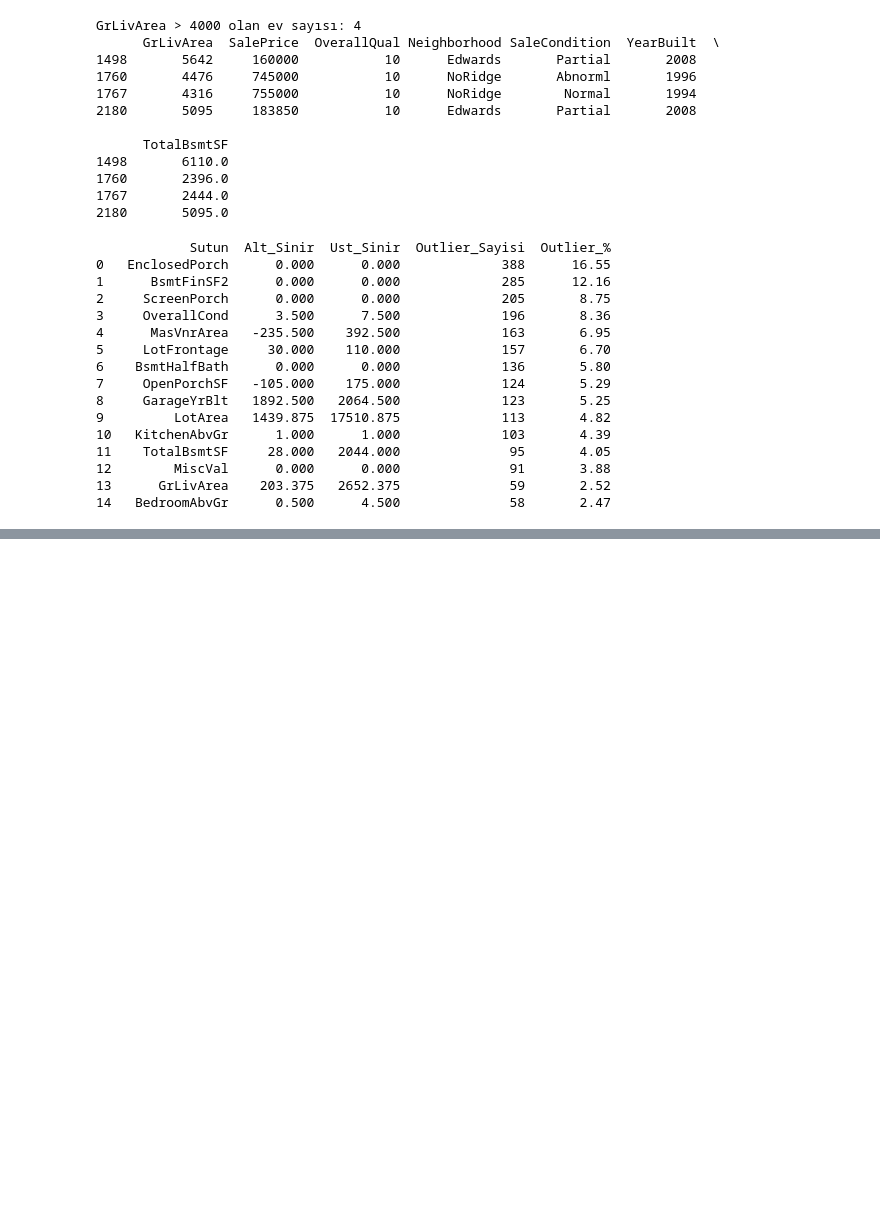
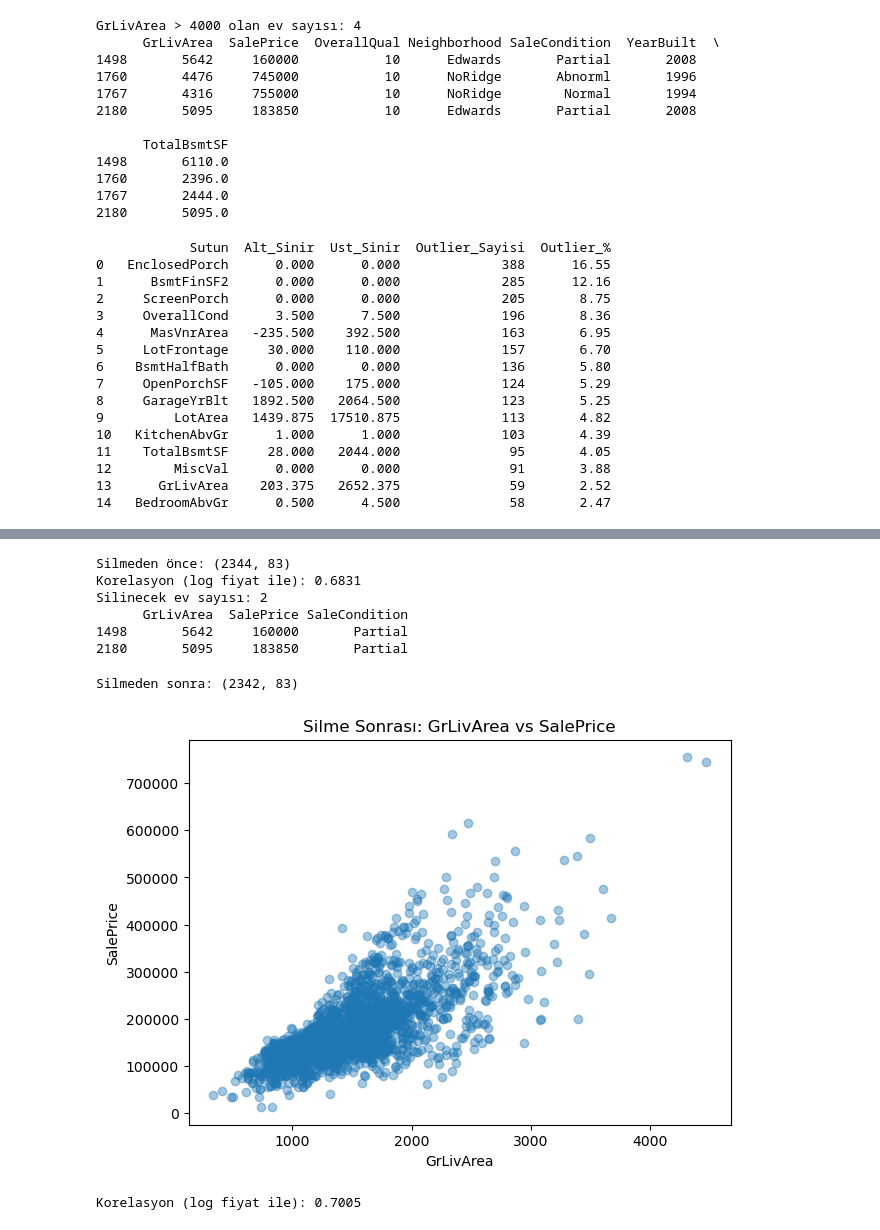
Before and after one commit to enesacarq/ames-housing-price-prediction, a Jupyter notebook: ames_house_price_analysis.ipynb, the cells around one changed output, grey strips where cells are left out. Drawn from its saved outputs; the diff is of its cells as text; code cells hidden in the pictures; blank space fills up the shorter version.

```diff
--- a/ames_house_price_analysis.ipynb
+++ b/ames_house_price_analysis.ipynb
@@ -812,0 +850,39 @@ print(iqr_tablo.head(15))
+# %%
+# Silme ilişkisini belirledik.
+print("Silmeden önce:", train_df.shape)
+print("Korelasyon (log fiyat ile):",train_df['GrLivArea'].corr(train_df['SalePrice_log']).round(4))
+
+# Büyük alan + düşük fiyat: tutarsız evler
+silinecek = train_df[(train_df['GrLivArea'] > 4000) &
+                     (train_df['SalePrice'] < 300000)]
+
+print("Silinecek ev sayısı:", len(silinecek))
+print(silinecek[['GrLivArea', 'SalePrice', 'SaleCondition']])
+# %% [output]
+Silmeden önce: (2344, 83)
+Korelasyon (log fiyat ile): 0.6831
+Silinecek ev sayısı: 2
+      GrLivArea  SalePrice SaleCondition
+1498       5642     160000       Partial
+2180       5095     183850       Partial
+# %%
+# Yukarıdaki liste mantıklıysa sil (index etiketine göre)
+train_df = train_df.drop(index=silinecek.index)
+
+print("Silmeden sonra:", train_df.shape)
+# %% [output]
+Silmeden sonra: (2342, 83)
+# %%
+plt.figure(figsize=(7, 5))
+plt.scatter(train_df['GrLivArea'], train_df['SalePrice'], alpha=0.4)
+plt.xlabel('GrLivArea')
+plt.ylabel('SalePrice')
+plt.title('Silme Sonrası: GrLivArea vs SalePrice')
+plt.show()
+
+print("Korelasyon (log fiyat ile):",train_df['GrLivArea'].corr(train_df['SalePrice_log']).round(4))
+
+# Corelasyon arttı.
+# %% [output]
+[figure, added]
+Korelasyon (log fiyat ile): 0.7005
```
Also changed, not shown: parts of 3 cells of this notebook.
